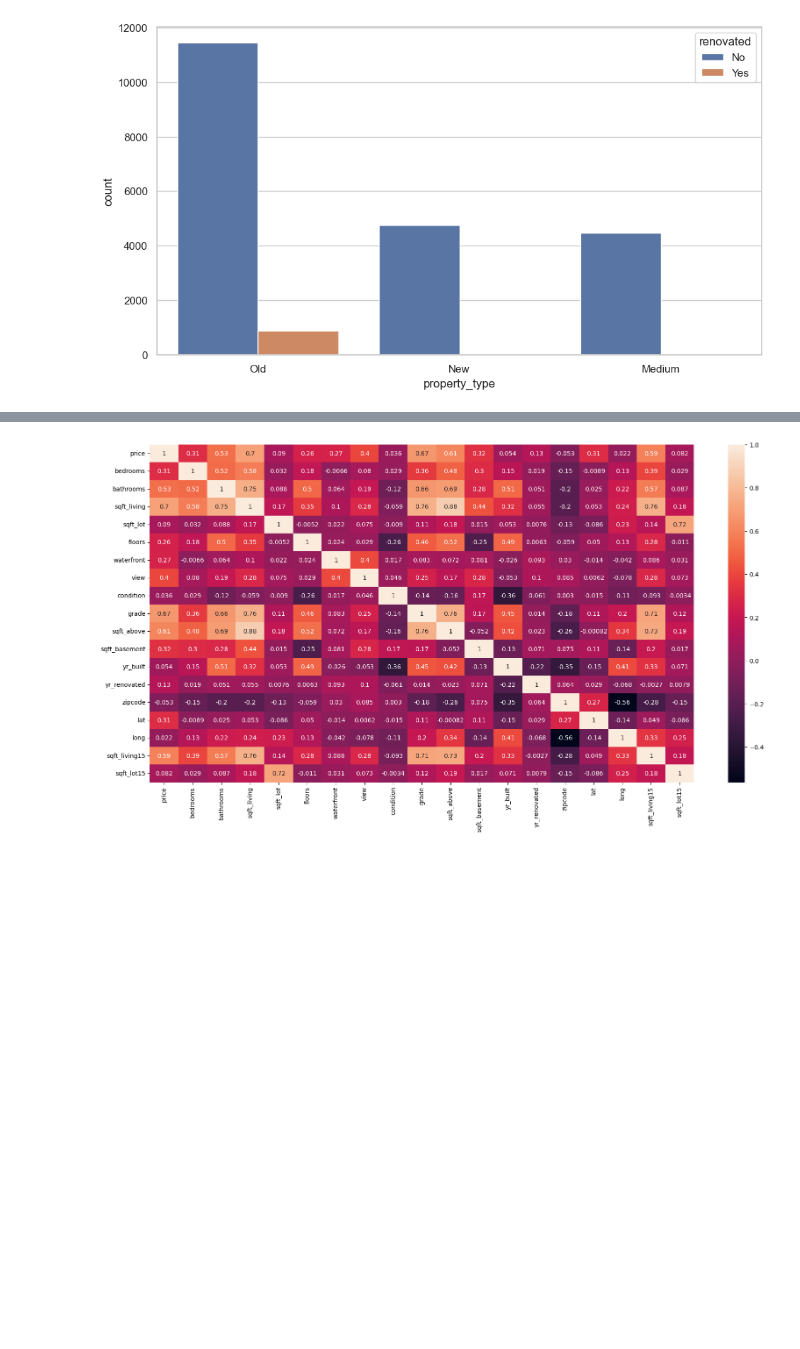
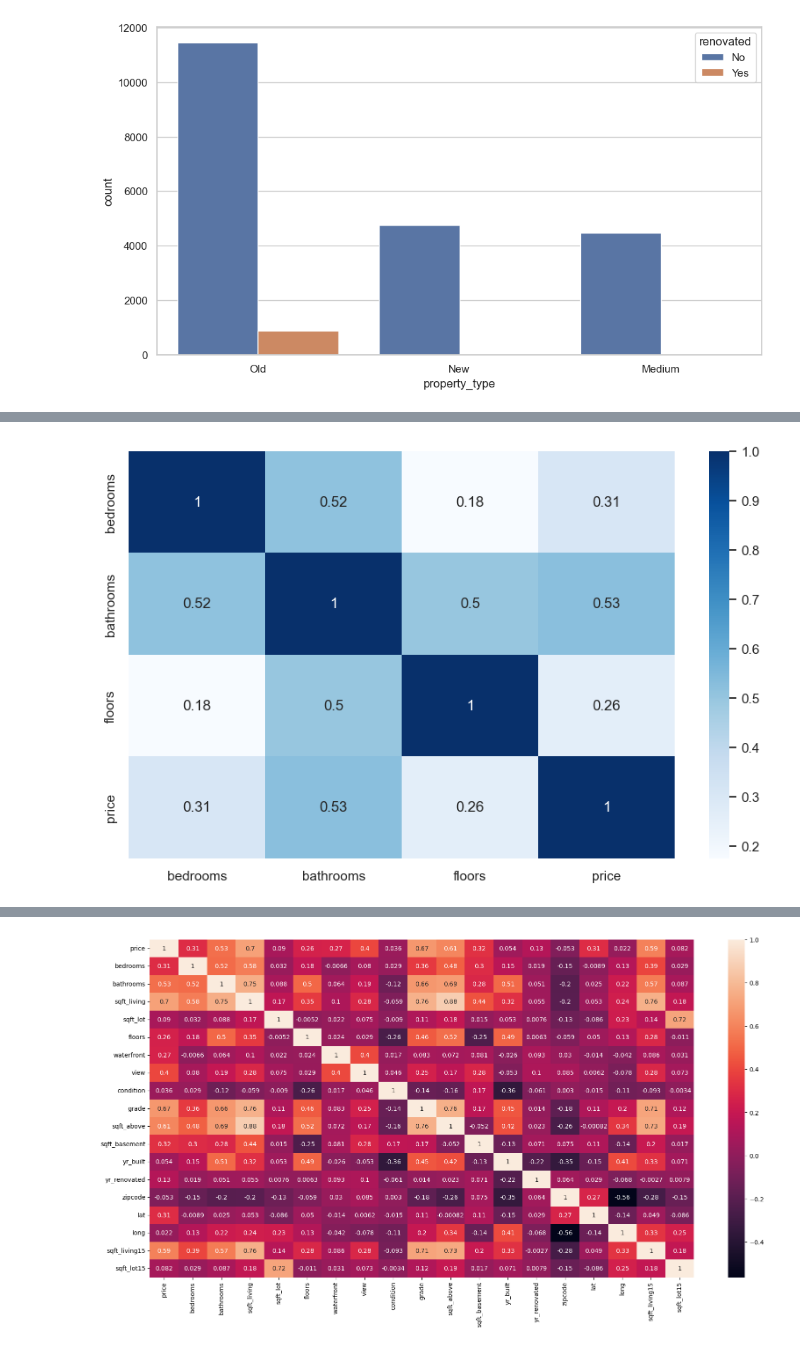
Before and after one commit to atharvadhumal03/HousingPrice-Prediction-MultipleRegression-Analysis, a Jupyter notebook: HousingPricePrediction_MLR.ipynb, the cells around one changed output, grey strips where cells are left out. Cells and saved outputs as stored; diff of their text form; code cells hidden in the pictures; blank space fills up the shorter version.

```diff
--- a/HousingPricePrediction_MLR.ipynb
+++ b/HousingPricePrediction_MLR.ipynb
@@ -410,0 +420,3 @@ plt.show()
+# %%
+dfattributes = df[['bedrooms', 'bathrooms', 'floors', 'price']]
+dfattributes.head()
@@ -410,0 +430,6 @@ plt.show()
+# %%
+plt.figure(figsize=(10,6))
+sns.heatmap(dfattributes.corr(), annot=True, cmap='Blues')
+plt.show()
+# %% [output]
+[figure, added]
```
Also changed, not shown: parts of 9 cells of this notebook.
